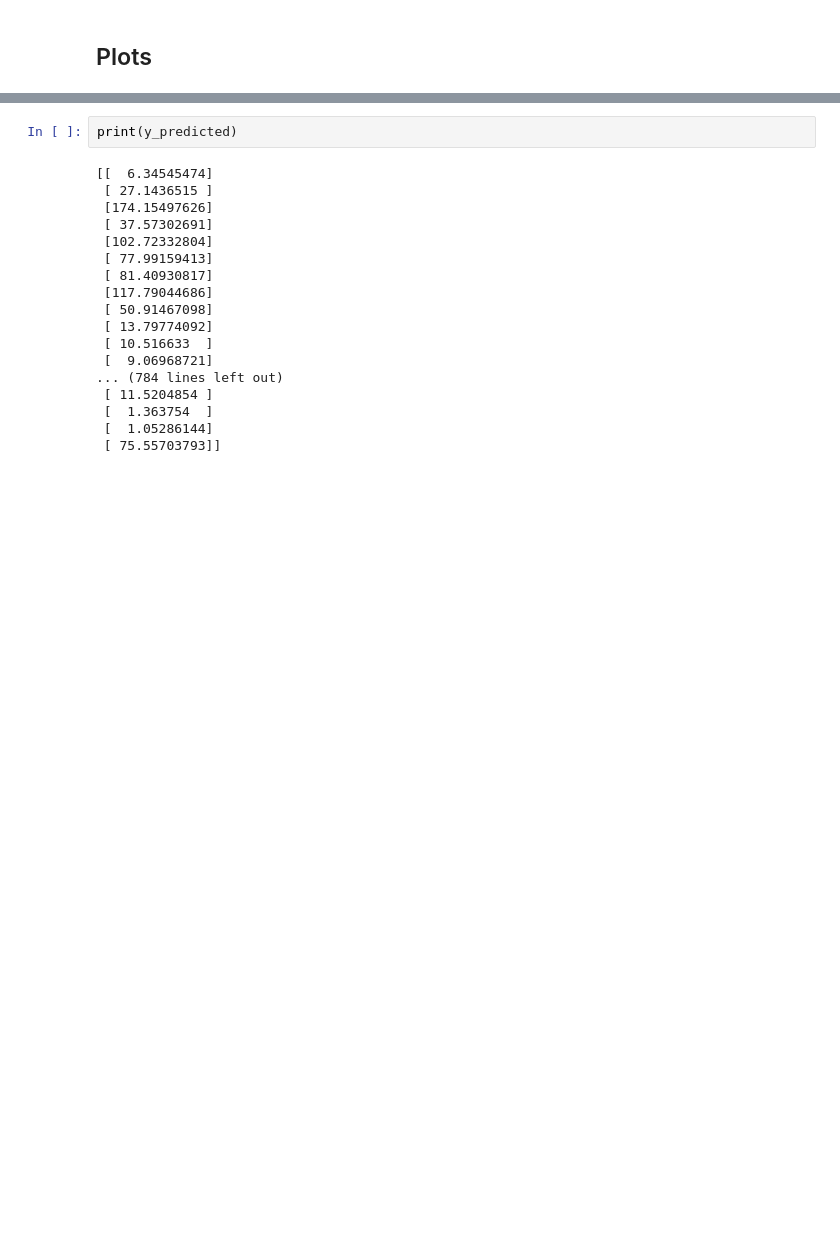
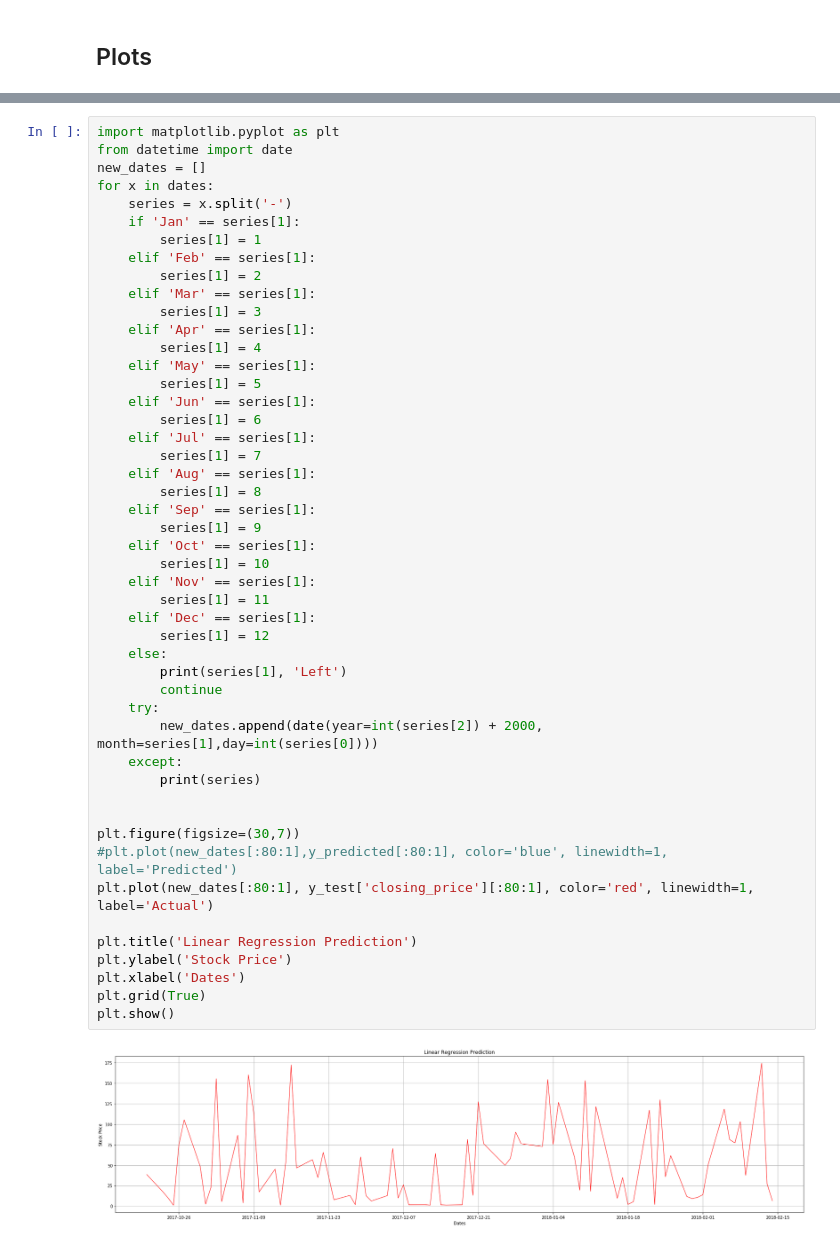
Before and after one commit to PrIyanshu-Bhatnagar/Stock-Price-Prediction, a Jupyter notebook: Python Notebook/Stock Price Prediction.ipynb, the cells around one changed output, grey strips where cells are left out. Cells and saved outputs as stored; diff of their text form; blank space fills up the shorter version.

Commit message:
Linear Regression Completed

```diff
--- a/Python Notebook/Stock Price Prediction.ipynb
+++ b/Python Notebook/Stock Price Prediction.ipynb
@@ -184,20 +131,50 @@ Name: closing_price, Length: 800, dtype: float64
-# %%
-print(y_predicted)
-# %% [output]
-[[  6.34545474]
- [ 27.1436515 ]
- [174.15497626]
- [ 37.57302691]
- [102.72332804]
- [ 77.99159413]
- [ 81.40930817]
- [117.79044686]
- [ 50.91467098]
- [ 13.79774092]
- [ 10.516633  ]
- [  9.06968721]
-... (784 lines left out)
- [ 11.5204854 ]
- [  1.363754  ]
- [  1.05286144]
- [ 75.55703793]]
+# %%
+import matplotlib.pyplot as plt
+from datetime import date
+new_dates = []
+for x in dates:
+    series = x.split('-')
+    if 'Jan' == series[1]:
+        series[1] = 1
+    elif 'Feb' == series[1]:
+        series[1] = 2
+    elif 'Mar' == series[1]:
+        series[1] = 3
+    elif 'Apr' == series[1]:
+        series[1] = 4
+    elif 'May' == series[1]:
+        series[1] = 5
+    elif 'Jun' == series[1]:
+        series[1] = 6
+    elif 'Jul' == series[1]:
+        series[1] = 7
+    elif 'Aug' == series[1]:
+        series[1] = 8
+    elif 'Sep' == series[1]:
+        series[1] = 9
+    elif 'Oct' == series[1]:
+        series[1] = 10
+    elif 'Nov' == series[1]:
+        series[1] = 11
+    elif 'Dec' == series[1]:
+        series[1] = 12
+    else:
+        print(series[1], 'Left')
+        continue
+    try:
+        new_dates.append(date(year=int(series[2]) + 2000, month=series[1],day=int(series[0])))
+    except:
+        print(series)
+
+
+plt.figure(figsize=(30,7))
+#plt.plot(new_dates[:80:1],y_predicted[:80:1], color='blue', linewidth=1, label='Predicted')
+plt.plot(new_dates[:80:1], y_test['closing_price'][:80:1], color='red', linewidth=1, label='Actual')
+
+plt.title('Linear Regression Prediction')
+plt.ylabel('Stock Price')
+plt.xlabel('Dates')
+plt.grid(True)
+plt.show()
+# %% [output]
+[figure, added]
```
Also changed, not shown: parts of 9 cells of this notebook.
